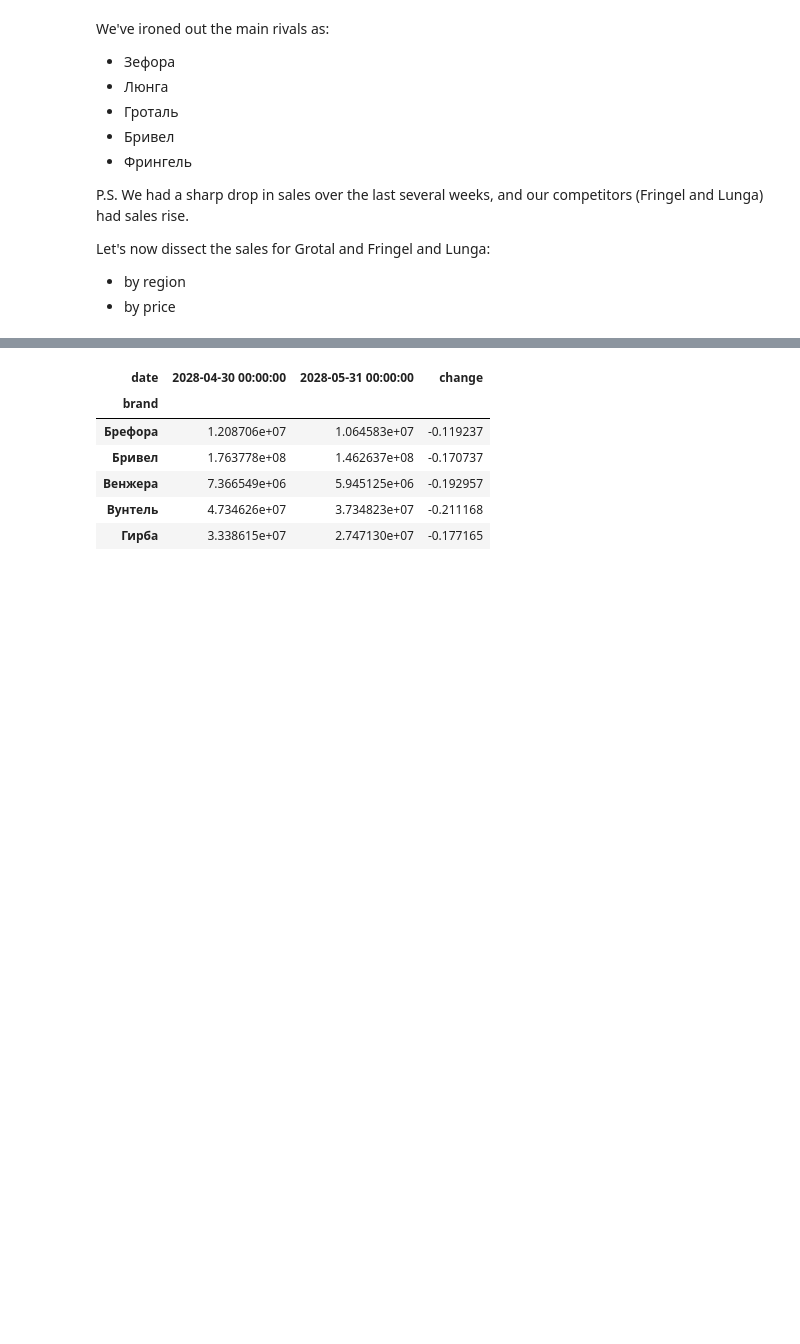
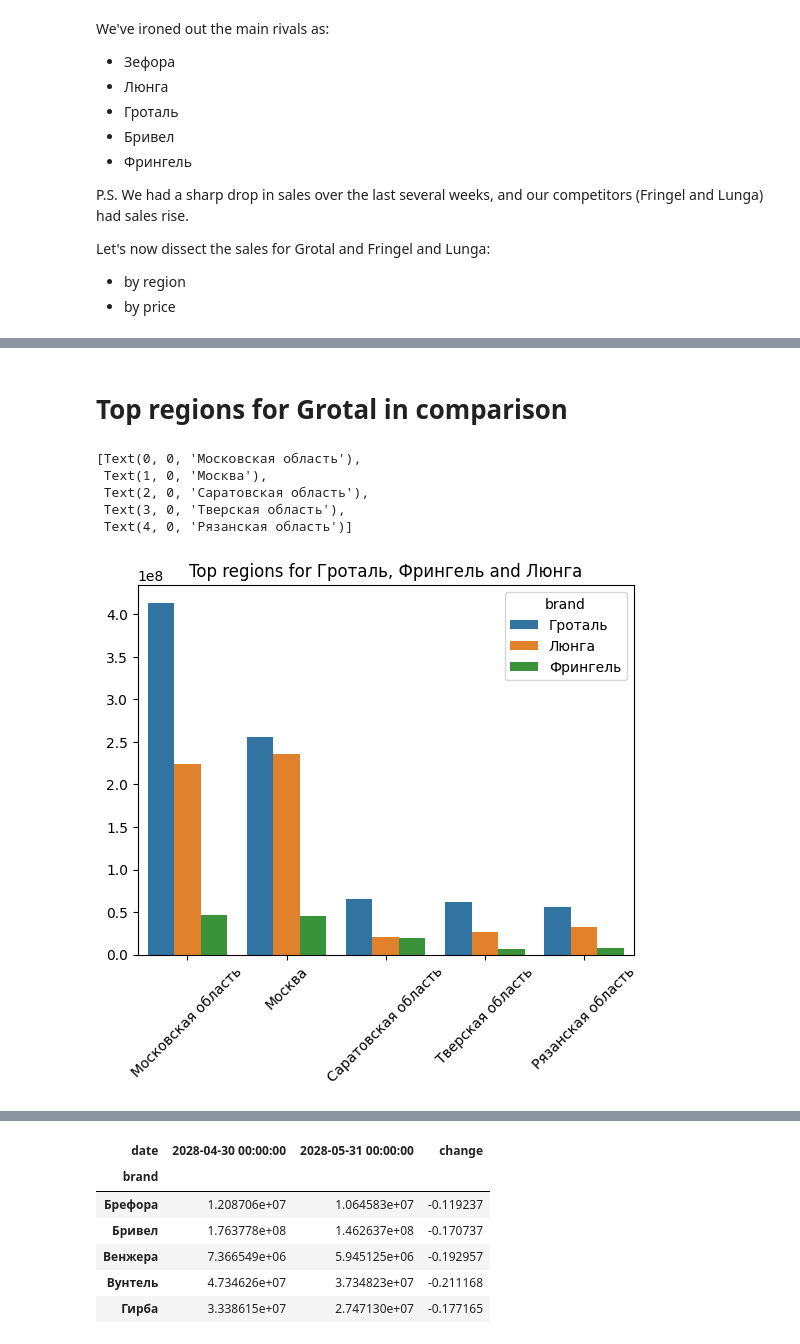
Before and after one commit to zakhar-kogan/xttr-test-brands, a Jupyter notebook: analysis.ipynb, the cells around one changed output, grey strips where cells are left out. Saved outputs shown, nothing was run; the diff lists cells and outputs as text; code cells hidden in the pictures; blank space fills up the shorter version.

```diff
--- a/analysis.ipynb
+++ b/analysis.ipynb
@@ -132,0 +166,16 @@ heatmap.set(xlabel='Region', ylabel='Brand', title='Sales by brand and region in
+# %% [markdown]
+# Top regions for Grotal in comparison
+# %%
+# Visualize top_regions
+plot = sns.barplot(data=top_regions, x='region', y='total_sales', hue='brand')
+# Set the title and labels
+plot.set(xlabel='', ylabel='', title='Top regions for Гроталь, Фрингель and Люнга')
+# Rotate the x-axis labels
+plot.set_xticklabels(plot.get_xticklabels(), rotation=45)
+# %% [output]
+[Text(0, 0, 'Московская область'),
+ Text(1, 0, 'Москва'),
+ Text(2, 0, 'Саратовская область'),
+ Text(3, 0, 'Тверская область'),
+ Text(4, 0, 'Рязанская область')]
+[figure, added]
```
Also changed, not shown: parts of 15 cells of this notebook.
